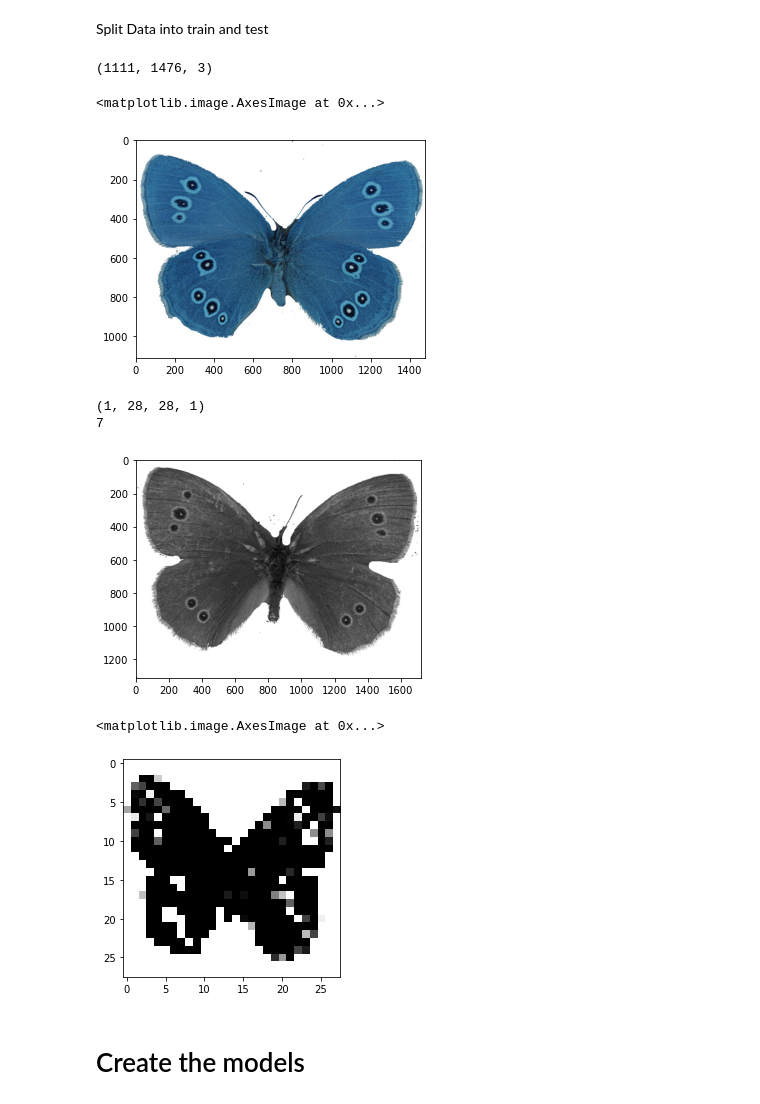
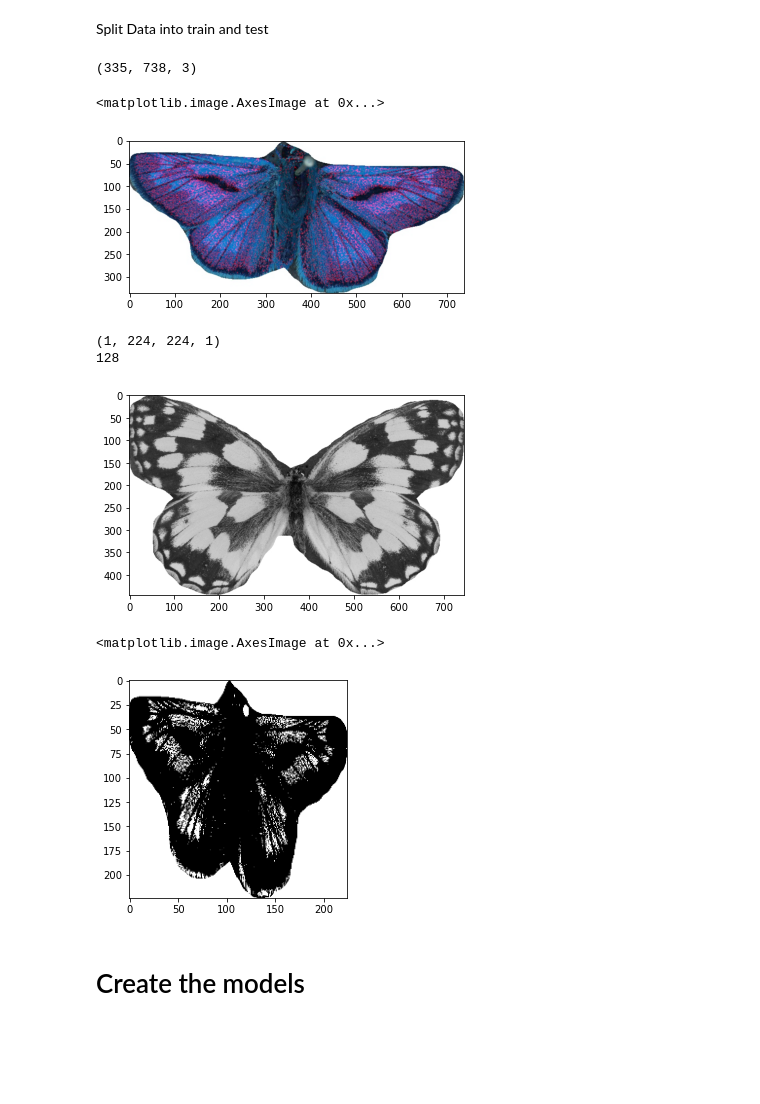
Before and after one commit to JVP15/butterfly-gan, a Jupyter notebook: butterfly_notebook.ipynb, the cells around one changed output. Drawn from its saved outputs; the diff is of its cells as text; code cells hidden in the pictures; blank space fills up the shorter version.

Commit message:
Updated for 224x224 image size

```diff
--- a/butterfly_notebook.ipynb
+++ b/butterfly_notebook.ipynb
@@ -47,47 +47,47 @@ Split Data into train and test
 data_dir = 'data/'
 
 data = []
-for img in glob.glob(os.path.join(data_dir, '*.JPG')):
+for img in glob.glob(os.path.join(data_dir, '*.jpg')):
     data.append(cv2.imread(img))
 
 print(data[0].shape)
 # %% [output]
-(1111, 1476, 3)
+(335, 738, 3)
 # %%
 # Plot the first image
 plt.imshow(data[0])
 # %% [output]
 <matplotlib.image.AxesImage at 0x...>
-[figure, old version]
+[figure, new version]
 # %%
 X_train = []
 for img in data:
     #img = img / 255.0
     float_img = img.astype(np.float32) # Convert to float32
 
     # Convert to Black and White
     gray = cv2.cvtColor(float_img, cv2.COLOR_BGR2GRAY)
     plt.imshow(gray, cmap='gray')
     # Threshold the image
     ret, thresh = cv2.threshold(gray, 127, 255, cv2.THRESH_BINARY)
     # Convert to 28x28
-    resized = cv2.resize(thresh, (28, 28))
-    reshaped = resized.reshape(1, 28, 28, 1)
+    resized = cv2.resize(thresh, (224, 224))
+    reshaped = resized.reshape(1, 224, 224, 1)
 
     X_train.append(reshaped)
 
 
 print(X_train[0].shape)
 print(len(X_train))
 # %% [output]
-(1, 28, 28, 1)
-7
+(1, 224, 224, 1)
+128
-[figure, old version]
+[figure, new version]
 # %%
-plt.imshow(X_train[0].reshape(28, 28), cmap='gray')
+plt.imshow(X_train[0].reshape(224, 224), cmap='gray')
 # %% [output]
 <matplotlib.image.AxesImage at 0x...>
-[figure, old version]
+[figure, new version]
 # %%
 BUFFER_SIZE = 60000
 BATCH_SIZE = 256
```
Also changed, not shown: parts of 5 cells of this notebook.
